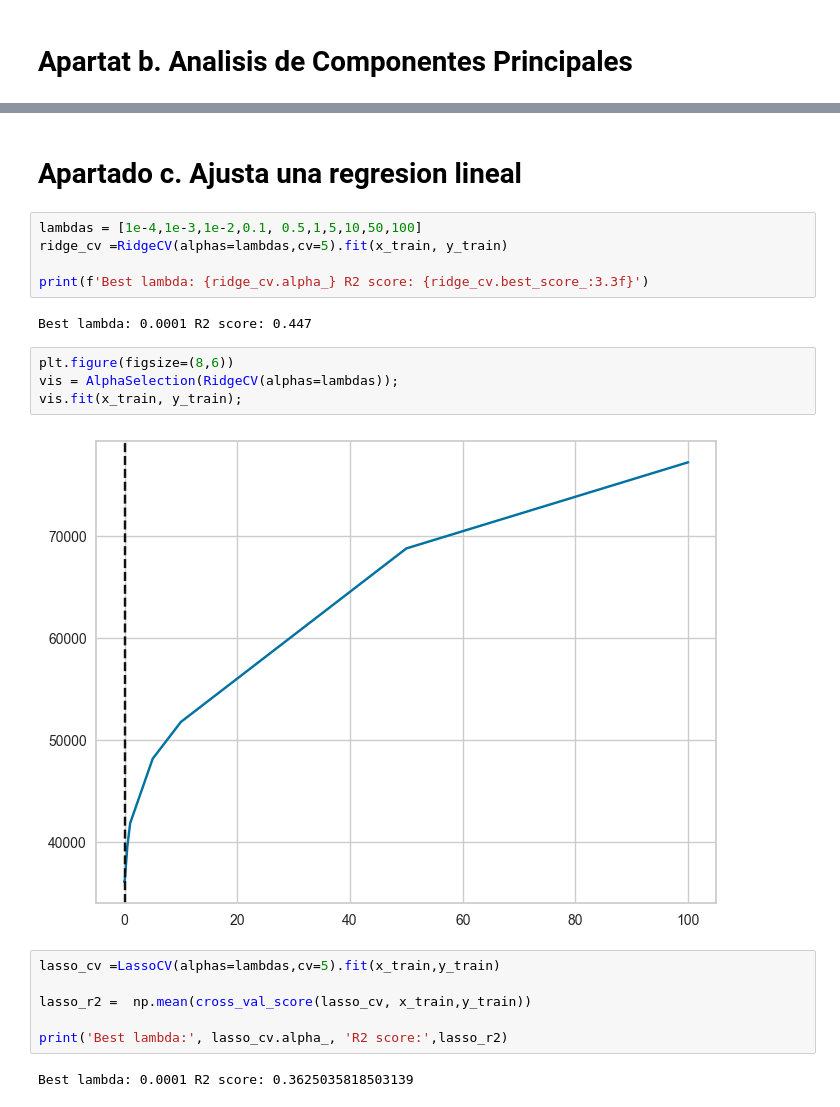
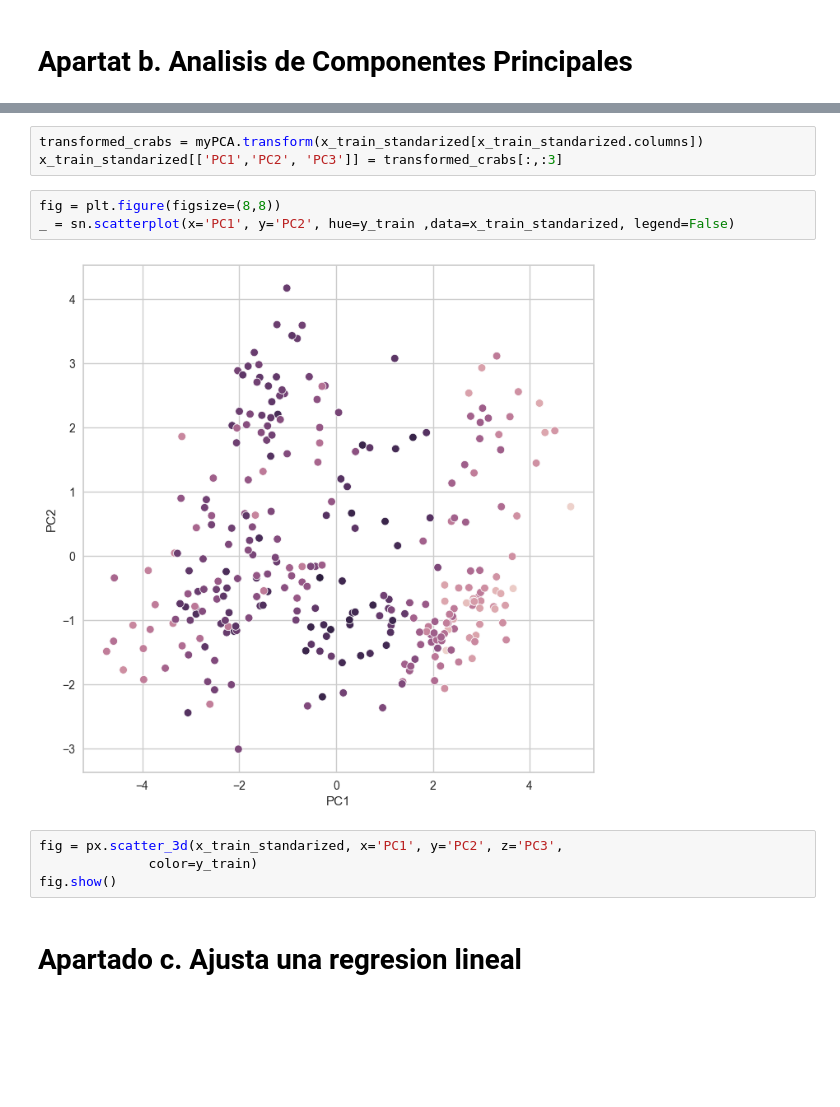
Before and after one commit to IFibla/Aprenentatge-Automatic, a Jupyter notebook: Problema 2/Individual-Barcelona motor del IBEX/main.ipynb, the cells around one changed output, grey strips where cells are left out. Saved outputs shown, nothing was run; the diff lists cells and outputs as text; blank space fills up the shorter version.

```diff
--- a/Problema 2/Individual-Barcelona motor del IBEX/main.ipynb
+++ b/Problema 2/Individual-Barcelona motor del IBEX/main.ipynb
@@ -167,23 +168,14 @@ sn.heatmap(myPCA.components_, cmap='seismic',
+# %%
+transformed_crabs = myPCA.transform(x_train_standarized[x_train_standarized.columns])
+x_train_standarized[['PC1','PC2', 'PC3']] = transformed_crabs[:,:3]
+# %%
+fig = plt.figure(figsize=(8,8))
+_ = sn.scatterplot(x='PC1', y='PC2', hue=y_train ,data=x_train_standarized, legend=False)
+# %% [output]
+[figure, added]
+# %%
+fig = px.scatter_3d(x_train_standarized, x='PC1', y='PC2', z='PC3',
+              color=y_train)
+fig.show()
 # %% [markdown]
 # Apartado c. Ajusta una regresion lineal
-# %%
-lambdas = [1e-4,1e-3,1e-2,0.1, 0.5,1,5,10,50,100]
-ridge_cv =RidgeCV(alphas=lambdas,cv=5).fit(x_train, y_train)
-
-print(f'Best lambda: {ridge_cv.alpha_} R2 score: {ridge_cv.best_score_:3.3f}')
-# %% [output]
-Best lambda: 0.0001 R2 score: 0.447
-# %%
-plt.figure(figsize=(8,6))
-vis = AlphaSelection(RidgeCV(alphas=lambdas));
-vis.fit(x_train, y_train);
-# %% [output]
-[figure, removed]
-# %%
-lasso_cv =LassoCV(alphas=lambdas,cv=5).fit(x_train,y_train)
-
-lasso_r2 =  np.mean(cross_val_score(lasso_cv, x_train,y_train))
-
-print('Best lambda:', lasso_cv.alpha_, 'R2 score:',lasso_r2)
-# %% [output]
-Best lambda: 0.0001 R2 score: 0.3625035818503139
```
Also changed, not shown: parts of 23 cells of this notebook, 1 other file.
